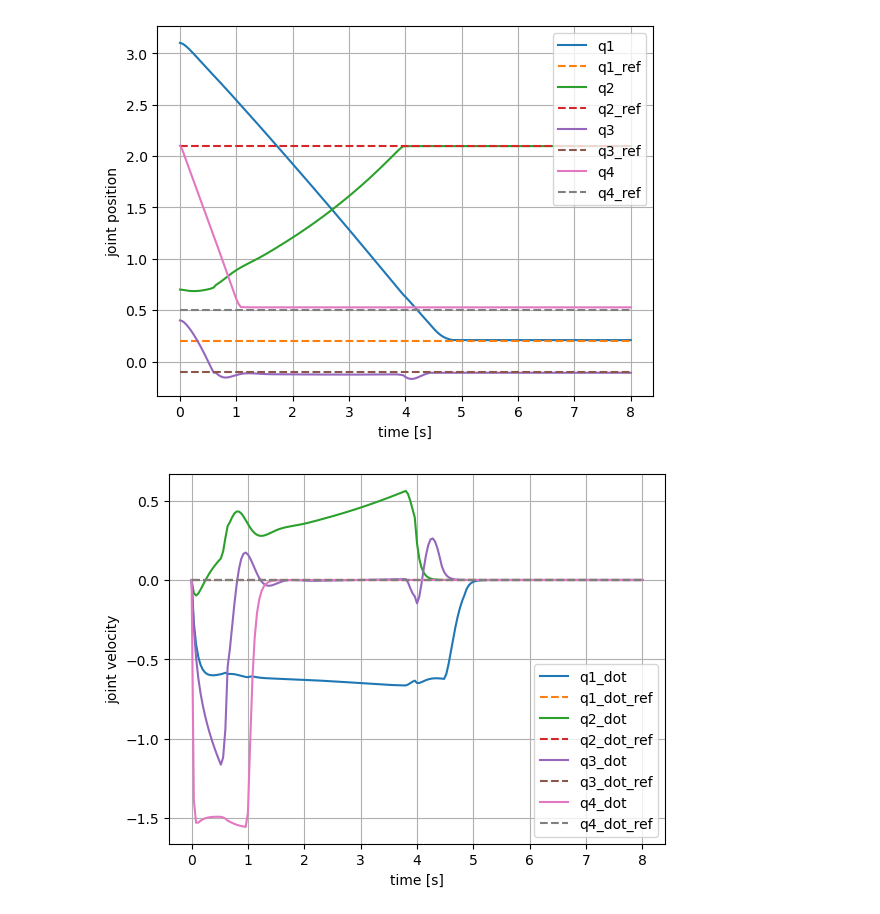
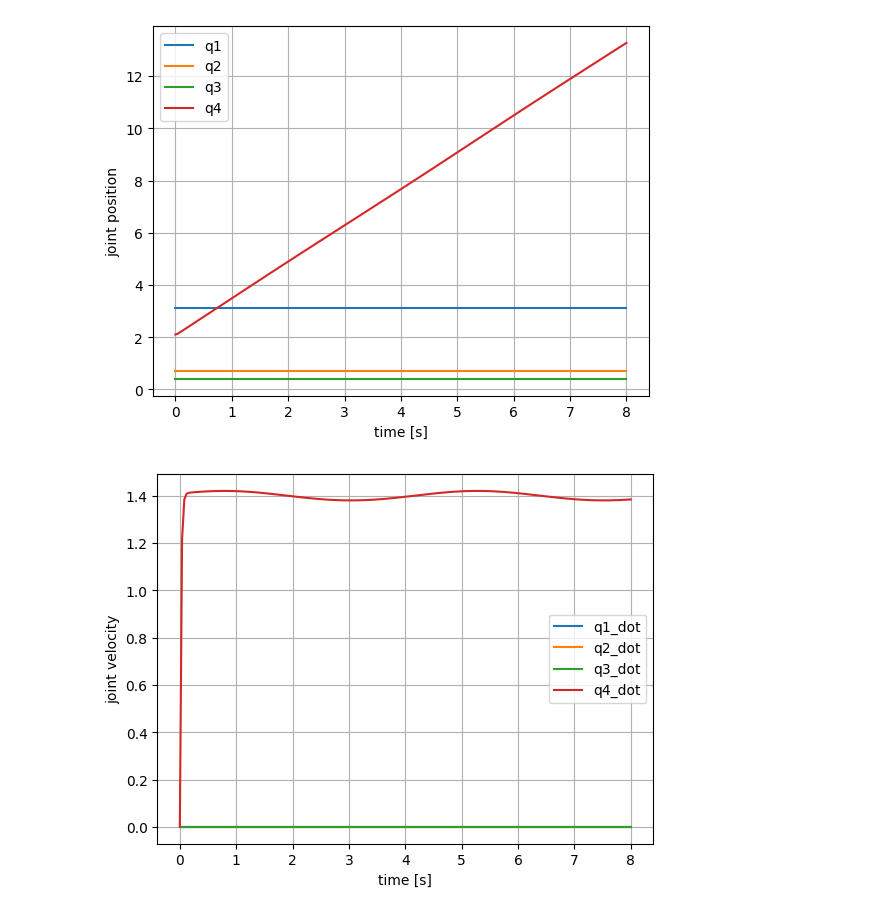
Before and after one commit to edxmorgan/floating-KinDyn, a Jupyter notebook: usage/robot_simulation.ipynb, the cells around one changed output. Saved outputs shown, nothing was run; the diff lists cells and outputs as text; code cells hidden in the pictures.

```diff
--- a/usage/robot_simulation.ipynb
+++ b/usage/robot_simulation.ipynb
@@ -130,29 +118,13 @@ step_model_params = ca.DM([
     0,0,0,0,  0,0,9.81,  0,0,0,  0.0,  0,0,0,0,0,0,  0,0,0,0,0,0,  0.00, 0.00, 0.04, 0.00, 0.00, 0.00
 ])
 
-# # rigid_p = ca.vertcat(self._sys_id_coeff["masses_id_syms_vertcat"],
-# #                       self._sys_id_coeff["first_moments_id_vertcat"],
-# #                       self._sys_id_coeff["inertias_id_vertcat"],
-# #                       self._sys_id_coeff["fv_id_vertcat"],
-# #                       self._sys_id_coeff["fc_id_vertcat"],
-# #                       self._sys_id_coeff["fs_id_vertcat"],
-# #                       v_s_coeff, vec_g, r_com_payload, m_p, base_pose, world_pose, tip_offset_pose)
 
-
-# -----------------------
-# Settings
-# -----------------------
 step_dt = 0.04
 
 # Initial state (8x1)
 x0 = ca.DM([3.1, 0.7, 0.4, 2.1, 0, 0, 0, 0]).reshape((8, 1))
 s_lock_current_init = ca.DM([1, 1, 1, 1]).reshape((4, 1))
-# Constant inputs (as columns)
-q_ref_col     = ca.DM([0.2, 2.1, -0.1, 0.5]).reshape((4, 1))
-Kp_col        = ca.DM([10, 10, 10, 3]).reshape((4, 1))
-Ki_col        = ca.DM([0, 0, 0, 0]).reshape((4, 1))
-Kd_col        = ca.DM([0, 0, 0, 0]).reshape((4, 1))
-sum_e_col     = ca.DM([0, 0, 0, 0]).reshape((4, 1))
+
 
 u_min_col     = ca.DM([-1.5, -1.0, -1.0, -0.54]).reshape((4, 1))
 u_max_col     = ca.DM([ 1.5,  1.0,  1.0,  0.54]).reshape((4, 1))
@@ -165,22 +137,16 @@ p_col = ca.DM(step_model_params).reshape((81, 1))
 
 # -----------------------
 # Rollout
-# (x0, s_lock_current, dt, p, baumgarte_alpha, q_ref, Kp, Ki, Kd, sum_e, i_dt, u_max, u_min)
 # -----------------------
 z0 = ca.vertcat(x0, s_lock_current_init)
+# u0 = ca.DM.zeros(n_joints, 1)  # initial control input (4x1)
+u0 = ca.DM([0.0, 0.0, 0, 0.5]).reshape((4, 1))  # initial control input (4x1)
 Xk_jl, pid_u_val = Xk_rollout(
     z0,
+    u0,
     step_dt,
     p_col,
-    baumgarte_alpha,
-    q_ref_col,
-    Kp_col,
-    Ki_col,
-    Kd_col,
-    sum_e_col,
-    i_dt,
-    u_max_col,
-    u_min_col,
+    baumgarte_alpha
 )  # returns 12xN (x1..xN)
 
 # Prepend x0 so history starts at initial condition
@@ -198,16 +164,10 @@ t_hist = step_dt * np.arange(q_hist.shape[0], dtype=float)
 # -----------------------
 # Plots
 # -----------------------
-q_ref_np = np.array(q_ref_col).ravel()
-qd_ref_np = np.zeros(4)   # assuming zero velocity reference
-
 # Joint positions
 plt.figure()
 for j in range(4):
-    plt.plot(t_hist, q_hist[:, j], label=f"q{j+1}")
-    plt.plot(t_hist, np.ones_like(t_hist) * q_ref_np[j],
-             linestyle='--',
-             label=f"q{j+1}_ref")
+    line, = plt.plot(t_hist, q_hist[:, j], label=f"q{j+1}", linestyle='-')
 
 plt.xlabel("time [s]")
 plt.ylabel("joint position")
@@ -217,43 +177,38 @@ plt.grid(True)
 # Joint velocities
 plt.figure()
 for j in range(4):
-    plt.plot(t_hist, qd_hist[:, j], label=f"q{j+1}_dot")
-    plt.plot(t_hist, np.ones_like(t_hist) * qd_ref_np[j],
-             linestyle='--',
-             label=f"q{j+1}_dot_ref")
+    line, = plt.plot(t_hist, qd_hist[:, j], label=f"q{j+1}_dot", linestyle='-')
+
 
 plt.xlabel("time [s]")
 plt.ylabel("joint velocity")
 plt.legend()
 plt.grid(True)
 
 
 plt.figure(figsize=(10, 4))
 for j in range(4):
     plt.plot(t_hist, S_lock[:, j], label=f"s_lock{j+1}")
 plt.xlabel("time [s]")
 plt.ylabel("Joint lock state")
 plt.title("Joint Lock State")
 plt.grid(True)
 plt.legend(ncol=2)
 
-# pid_u_val is the 2nd output from Xk_rollout(...) above
-# Expected shape: 4 x N
-
 pid_u_hist = np.array(ca.DM(pid_u_val))        # (4, N)
 pid_u_hist = pid_u_hist.T                      # (N, 4)
 
 t_u = step_dt * np.arange(pid_u_hist.shape[0], dtype=float)
 
 plt.figure()
 for j in range(4):
     plt.plot(t_u, pid_u_hist[:, j], label=f"u{j+1}")
 
 plt.xlabel("time [s]")
 plt.ylabel("pid command")
 plt.legend()
 plt.grid(True)
 plt.show()
 # %% [output]
-[figure, old version]
+[figure, new version]
-[figure, old version]
+[figure, new version]
```
Also changed, not shown: parts of 3 cells of this notebook, 2 other files.
